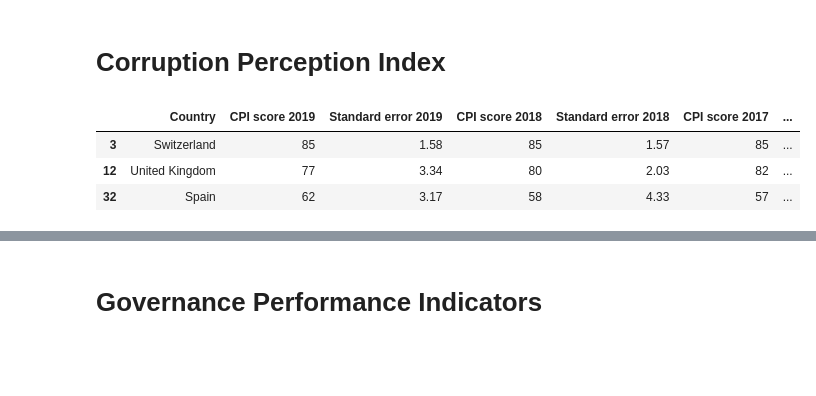
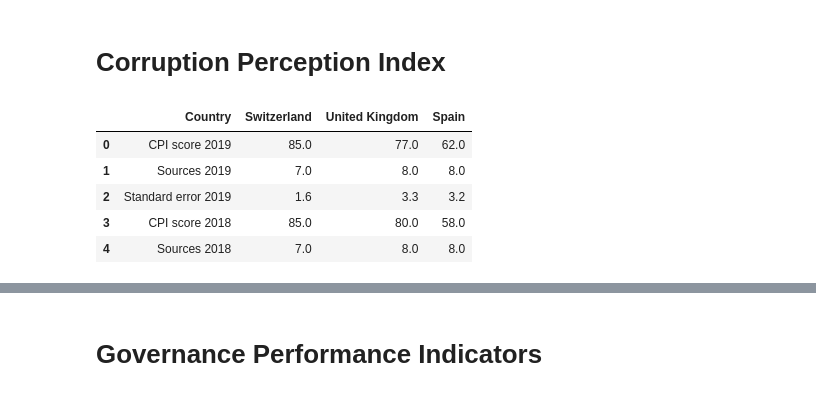
Before and after one commit to rogermoll/Capstone_project, a Jupyter notebook: Macro Economical review.ipynb, the cells around one changed output, grey strips where cells are left out. Cells and saved outputs as stored; diff of their text form; code cells hidden in the pictures; blank space fills up the shorter version.

```diff
--- a/Macro Economical review.ipynb
+++ b/Macro Economical review.ipynb
@@ -182,20 +202,22 @@ TypeError: Empty 'DataFrame': no numeric data to plot
 # Corruption Perception Index
 # %%
 
-body = client_06d9f26c786b4ebab630a27c8571b289.get_object(Bucket='wk1capstoneproject-donotdelete-pr-xctpszfbg9cghh',Key='CPI_report.csv')['Body']
+body = client_06d9f26c786b4ebab630a27c8571b289.get_object(Bucket='wk1capstoneproject-donotdelete-pr-xctpszfbg9cghh',Key='CPI2019II.csv')['Body']
 # add missing __iter__ method, so pandas accepts body as file-like object
 if not hasattr(body, "__iter__"): body.__iter__ = types.MethodType( __iter__, body )
 
-df_cpi = pd.read_csv(body, skiprows = 2)
-df_cpi.drop(['ISO3','Region'], axis=1, inplace=True)
-df_cpi.replace(' ','')
+cpi = pd.read_csv(body, skiprows = 0, index_col=False)
+cpi.columns = list(map(str, cpi.columns))
+cpi.replace(' ','')
 
-df_cpi = df_cpi[df_cpi["Country"].isin(['Switzerland', 'Spain', 'United Kingdom', 'OECD - Total'])]
-df_cpi.drop([col for col in df_cpi.columns if "Sources" in col], axis=1, inplace=True)
-df_cpi.drop([col for col in df_cpi.columns if "Rank" in col], axis=1, inplace=True)
-df_cpi
+cpi.drop([col for col in cpi.columns if "Sources" in col], axis=1, inplace=True)
+cpi.drop([col for col in cpi.columns if "Rank" in col], axis=1, inplace=True)
+
+cpi.head()
 # %% [output]
-|  | Country | CPI score 2019 | Standard error 2019 | CPI score 2018 | Standard error 2018 | CPI score 2017 | ... |
-| 3 | Switzerland | 85 | 1.58 | 85 | 1.57 | 85 | ... |
-| 12 | United Kingdom | 77 | 3.34 | 80 | 2.03 | 82 | ... |
-| 32 | Spain | 62 | 3.17 | 58 | 4.33 | 57 | ... |
+|  | Country | Switzerland | United Kingdom | Spain |
+| 0 | CPI score 2019 | 85.0 | 77.0 | 62.0 |
+| 1 | Sources 2019 | 7.0 | 8.0 | 8.0 |
+| 2 | Standard error 2019 | 1.6 | 3.3 | 3.2 |
+| 3 | CPI score 2018 | 85.0 | 80.0 | 58.0 |
+| 4 | Sources 2018 | 7.0 | 8.0 | 8.0 |
```
Also changed, not shown: parts of 9 cells of this notebook.
